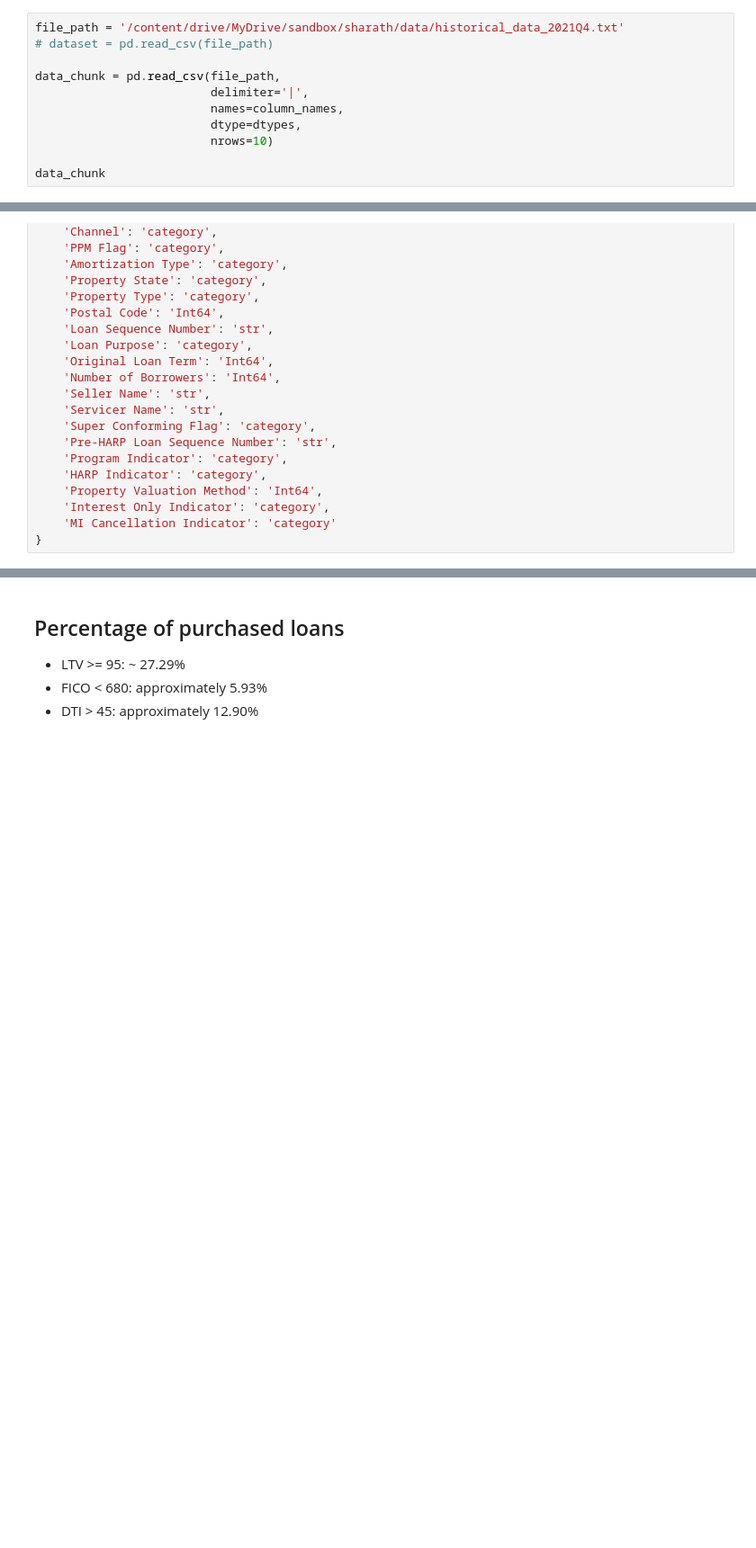
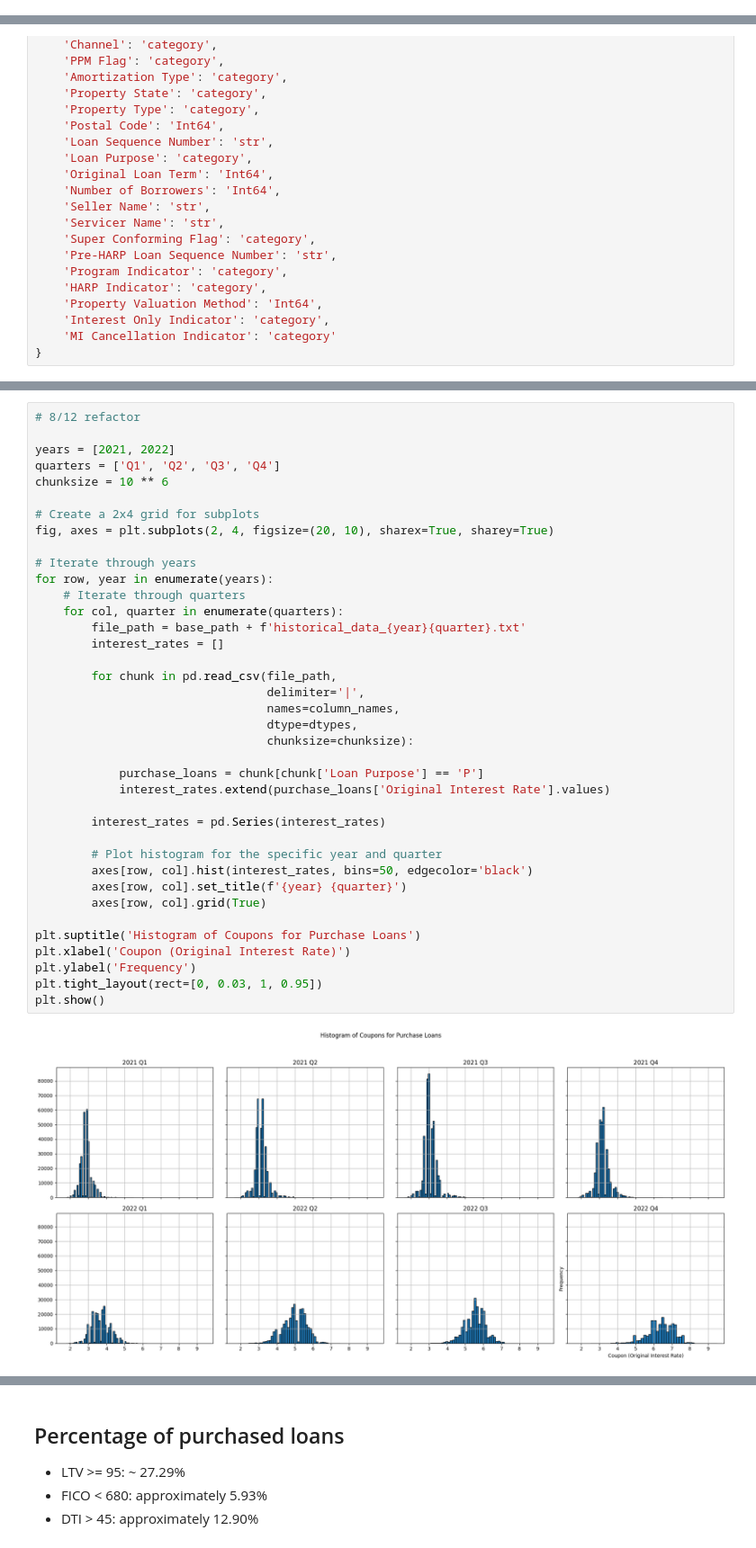
Before and after one commit to nackerson-ventera/demos, a Jupyter notebook: purchase_loan_summary.ipynb, the cells around one changed output, grey strips where cells are left out. Shown at 90% size. Cells and saved outputs as stored; diff of their text form; blank space fills up the shorter version.

```diff
--- a/purchase_loan_summary.ipynb
+++ b/purchase_loan_summary.ipynb
@@ -19,14 +50,3 @@ from google.colab import drive
 drive.mount('/content/drive/')
 # %% [output]
 Drive already mounted at /content/drive/; to attempt to forcibly remount, call drive.mount("/content/drive/", force_remount=True).
-# %%
-file_path = '/content/drive/MyDrive/sandbox/sharath/data/historical_data_2021Q4.txt'
-# dataset = pd.read_csv(file_path)
-
-data_chunk = pd.read_csv(file_path,
-                         delimiter='|',
-                         names=column_names,
-                         dtype=dtypes,
-                         nrows=10)
-
-data_chunk
@@ -136,0 +176,40 @@ percentage_LTV_ge_95, percentage_FICO_lt_680, percentage_DTI_gt_45
+# %%
+# 8/12 refactor
+
+years = [2021, 2022]
+quarters = ['Q1', 'Q2', 'Q3', 'Q4']
+chunksize = 10 ** 6
+
+# Create a 2x4 grid for subplots
+fig, axes = plt.subplots(2, 4, figsize=(20, 10), sharex=True, sharey=True)
+
+# Iterate through years
+for row, year in enumerate(years):
+    # Iterate through quarters
+    for col, quarter in enumerate(quarters):
+        file_path = base_path + f'historical_data_{year}{quarter}.txt'
+        interest_rates = []
+
+        for chunk in pd.read_csv(file_path,
+                                 delimiter='|',
+                                 names=column_names,
+                                 dtype=dtypes,
+                                 chunksize=chunksize):
+
+            purchase_loans = chunk[chunk['Loan Purpose'] == 'P']
+            interest_rates.extend(purchase_loans['Original Interest Rate'].values)
+
+        interest_rates = pd.Series(interest_rates)
+
+        # Plot histogram for the specific year and quarter
+        axes[row, col].hist(interest_rates, bins=50, edgecolor='black')
+        axes[row, col].set_title(f'{year} {quarter}')
+        axes[row, col].grid(True)
+
+plt.suptitle('Histogram of Coupons for Purchase Loans')
+plt.xlabel('Coupon (Original Interest Rate)')
+plt.ylabel('Frequency')
+plt.tight_layout(rect=[0, 0.03, 1, 0.95])
+plt.show()
+# %% [output]
+[figure, added]
```
Also changed, not shown: parts of 30 cells of this notebook.
